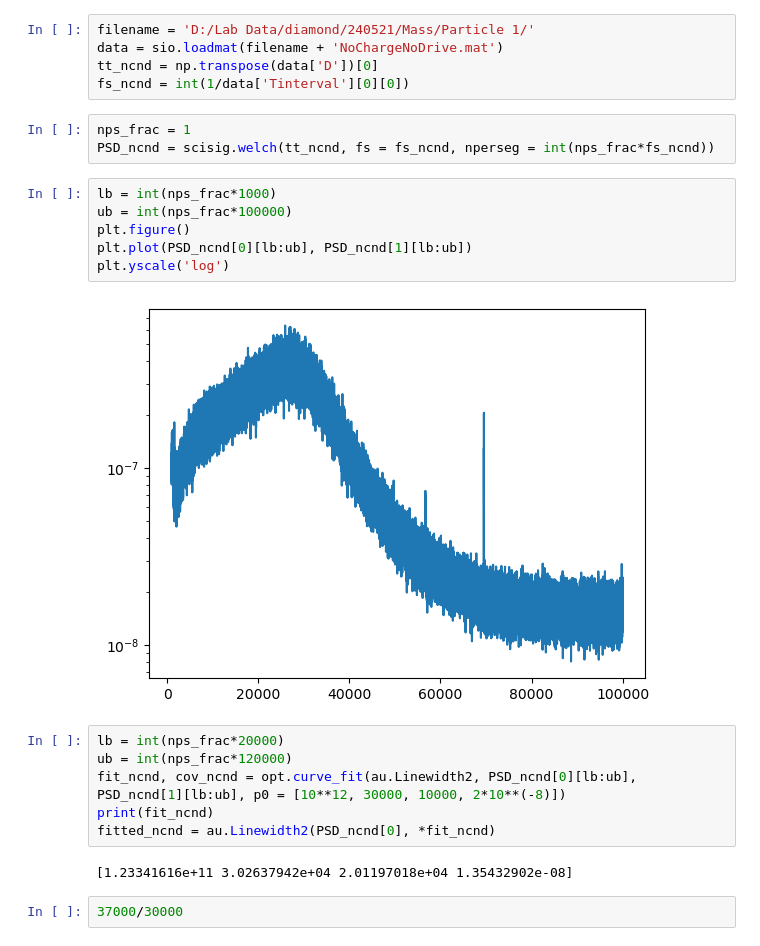
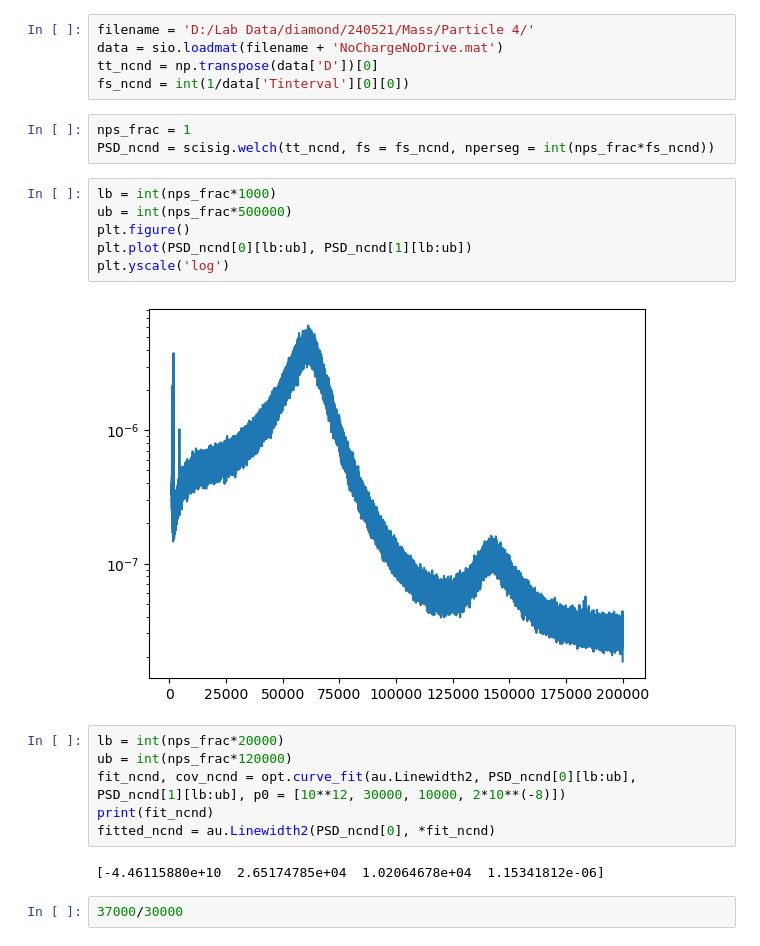
Before and after one commit to tompenny/SIMPLE_MASTQG_diamond, a Jupyter notebook: Particle Mass.ipynb, the cells around one changed output. Drawn from its saved outputs; the diff is of its cells as text.

```diff
--- a/Particle Mass.ipynb
+++ b/Particle Mass.ipynb
@@ -7,7 +7,7 @@ import scipy.optimize as opt
 import analysis_utils as au
 import importlib
 # %%
-filename = 'D:/Lab Data/diamond/240521/Mass/Particle 1/'
+filename = 'D:/Lab Data/diamond/240521/Mass/Particle 4/'
 data = sio.loadmat(filename + 'NoChargeNoDrive.mat')
 tt_ncnd = np.transpose(data['D'])[0]
 fs_ncnd = int(1/data['Tinterval'][0][0])
@@ -16,12 +16,12 @@ nps_frac = 1
 PSD_ncnd = scisig.welch(tt_ncnd, fs = fs_ncnd, nperseg = int(nps_frac*fs_ncnd))
 # %%
 lb = int(nps_frac*1000)
-ub = int(nps_frac*100000)
+ub = int(nps_frac*500000)
 plt.figure()
 plt.plot(PSD_ncnd[0][lb:ub], PSD_ncnd[1][lb:ub])
 plt.yscale('log')
 # %% [output]
-[figure, old version]
+[figure, new version]
 # %%
 lb = int(nps_frac*20000)
 ub = int(nps_frac*120000)
@@ -29,7 +29,7 @@ fit_ncnd, cov_ncnd = opt.curve_fit(au.Linewidth2, PSD_ncnd[0][lb:ub], PSD_ncnd[1
 print(fit_ncnd)
 fitted_ncnd = au.Linewidth2(PSD_ncnd[0], *fit_ncnd)
 # %% [output]
-[1.23341616e+11 3.02637942e+04 2.01197018e+04 1.35432902e-08]
+[-4.46115880e+10  2.65174785e+04  1.02064678e+04  1.15341812e-06]
 # %%
 37000/30000
 # %% [output]
```
Also changed, not shown: parts of 13 cells of this notebook.
